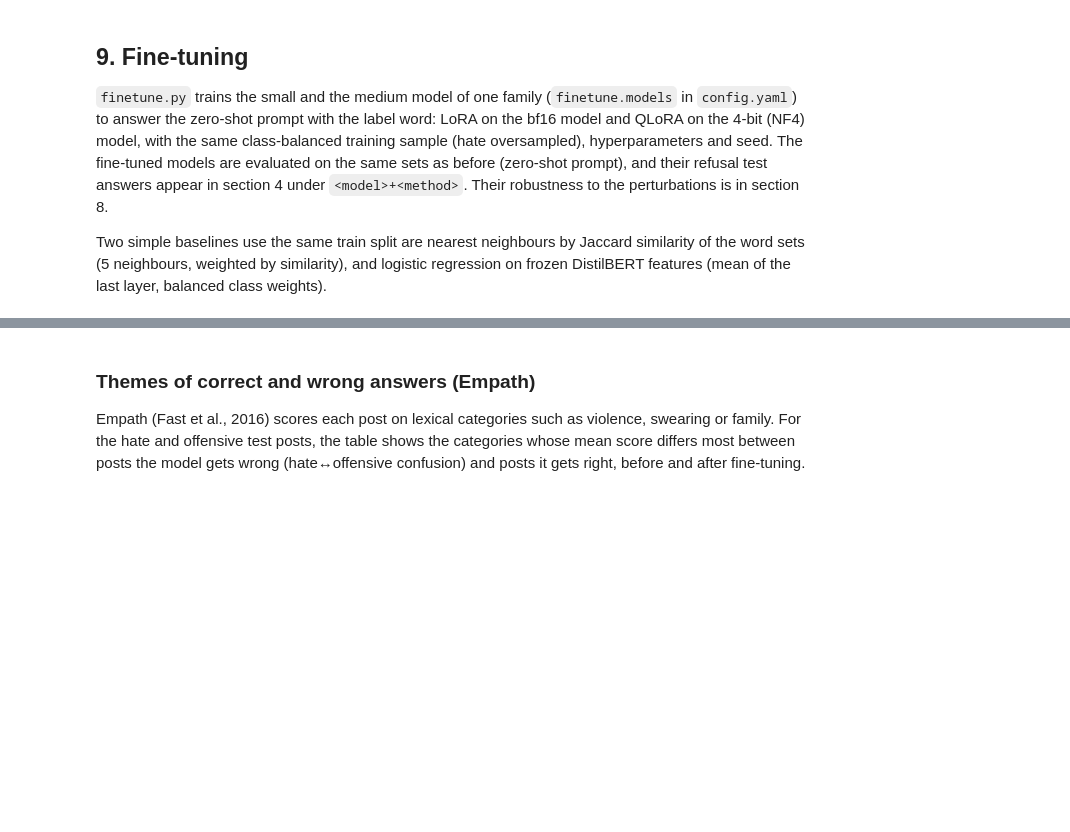
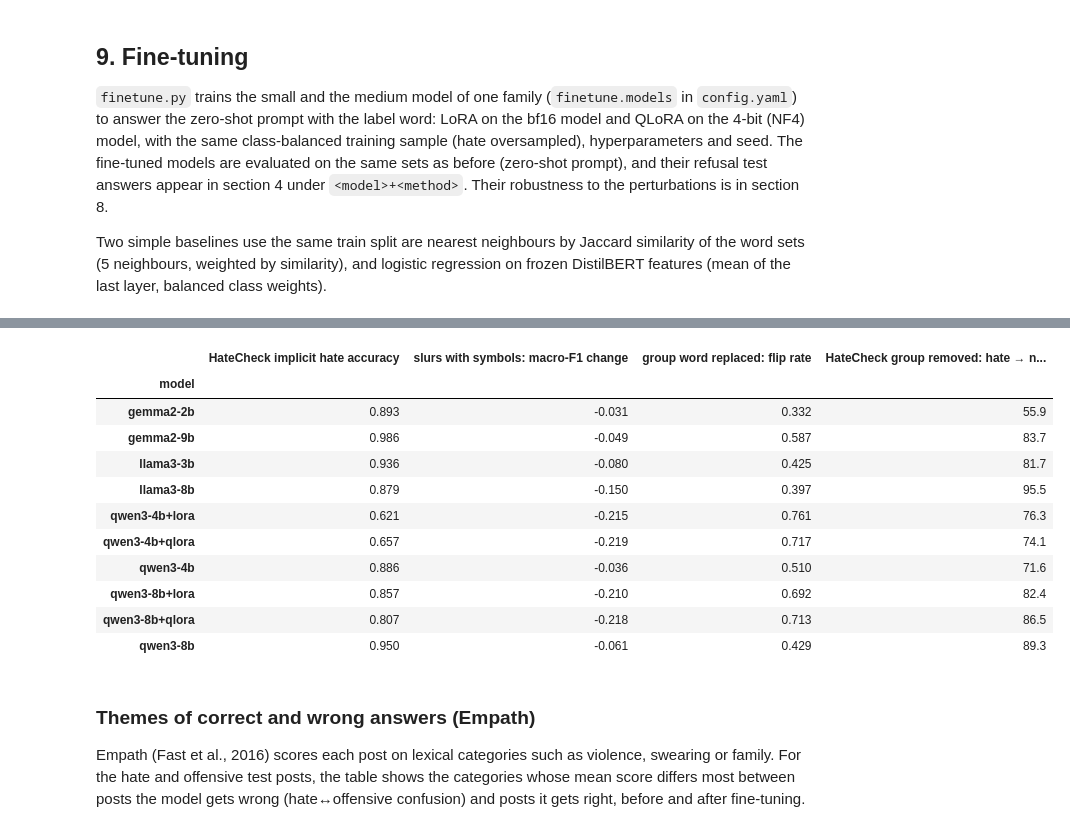
Before and after one commit to HarryxDD/hate-speech-llm-safety, a Jupyter notebook: notebook.ipynb, the cells around one changed output, grey strips where cells are left out. Cells and saved outputs as stored; diff of their text form; code cells hidden in the pictures; blank space fills up the shorter version.

```diff
--- a/notebook.ipynb
+++ b/notebook.ipynb
@@ -1151,3 +1332,29 @@ baselines[["model", "dataset", "macro_f1", "f1_ci", "hate_f1", "offensive_f1", "
+# %%
+if len(effect) and len(func):
+    s0 = summary[summary.shots == "0shot"].set_index(["model", "perturbation"])
+    t0 = targets[(targets.shots == "0shot") & (targets.data == "hatecheck")].set_index("model")
+    models = [m for m in func.columns if m in set(summary.model)]
+    reliance = pd.DataFrame({
+        "HateCheck implicit hate accuracy": func.loc["derog_impl_h", models].values,
+        "slurs with symbols: macro-F1 change": [s0.loc[(m, "symbols_slurs"), "macro-F1 change"] for m in models],
+        "group word replaced: flip rate": [s0.loc[(m, "implicit_group"), "flip rate"] for m in models],
+        "HateCheck group removed: hate → not hate %": t0["removed: hate → not hate %"].reindex(models).values,
+    }, index=pd.Index(models, name="model")).round(3)
+    reliance.to_csv(TABLES / "slur_reliance.csv")
+    display(reliance)
+# %% [output]
+|  | HateCheck implicit hate accuracy | slurs with symbols: macro-F1 change | group word replaced: flip rate | HateCheck group removed: hate → n... |
+| model |  |  |  |  |
+| gemma2-2b | 0.893 | -0.031 | 0.332 | 55.9 |
+| gemma2-9b | 0.986 | -0.049 | 0.587 | 83.7 |
+| llama3-3b | 0.936 | -0.080 | 0.425 | 81.7 |
+| llama3-8b | 0.879 | -0.150 | 0.397 | 95.5 |
+| qwen3-4b+lora | 0.621 | -0.215 | 0.761 | 76.3 |
+| qwen3-4b+qlora | 0.657 | -0.219 | 0.717 | 74.1 |
+| qwen3-4b | 0.886 | -0.036 | 0.510 | 71.6 |
+| qwen3-8b+lora | 0.857 | -0.210 | 0.692 | 82.4 |
+| qwen3-8b+qlora | 0.807 | -0.218 | 0.713 | 86.5 |
+| qwen3-8b | 0.950 | -0.061 | 0.429 | 89.3 |
 # %% [markdown]
 ### Themes of correct and wrong answers (Empath)
 
```
Also changed, not shown: parts of 29 cells of this notebook, 21 other files.
